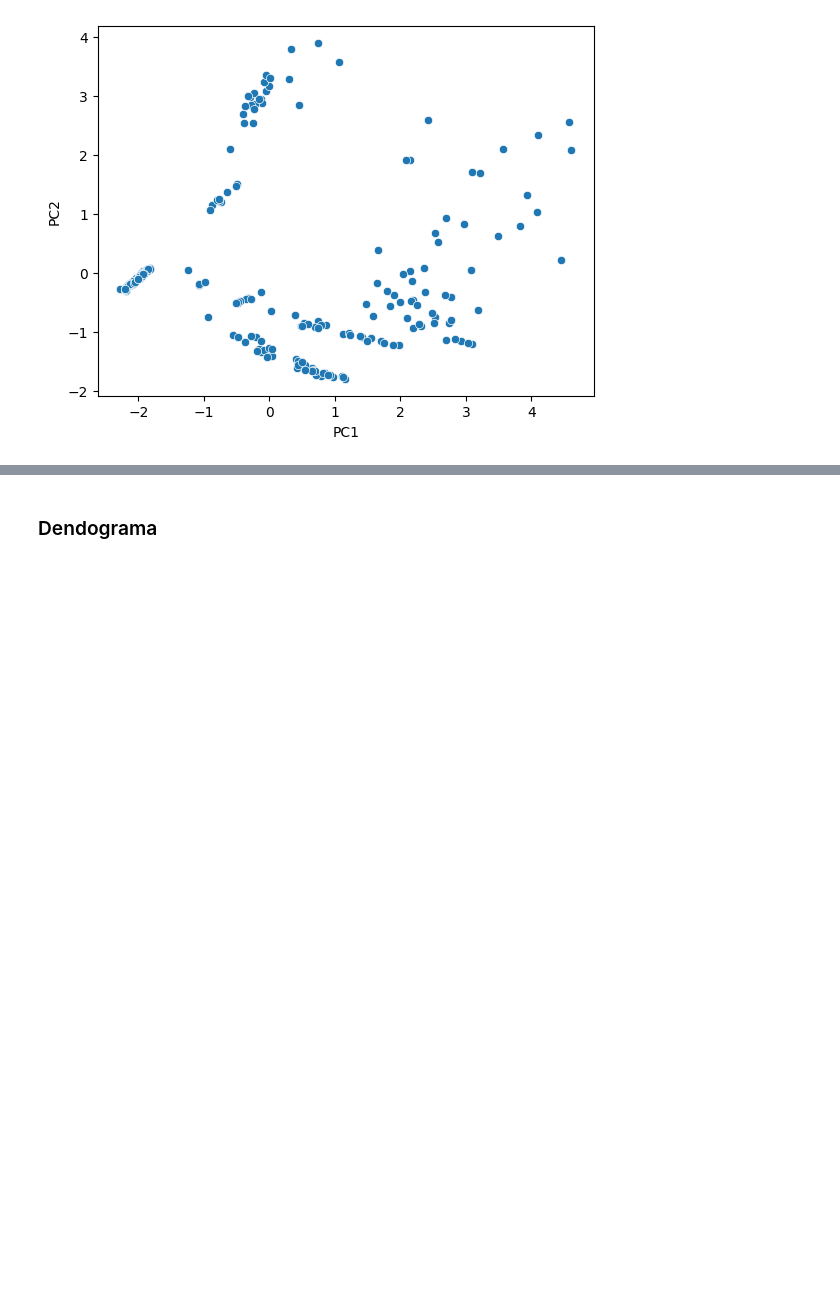
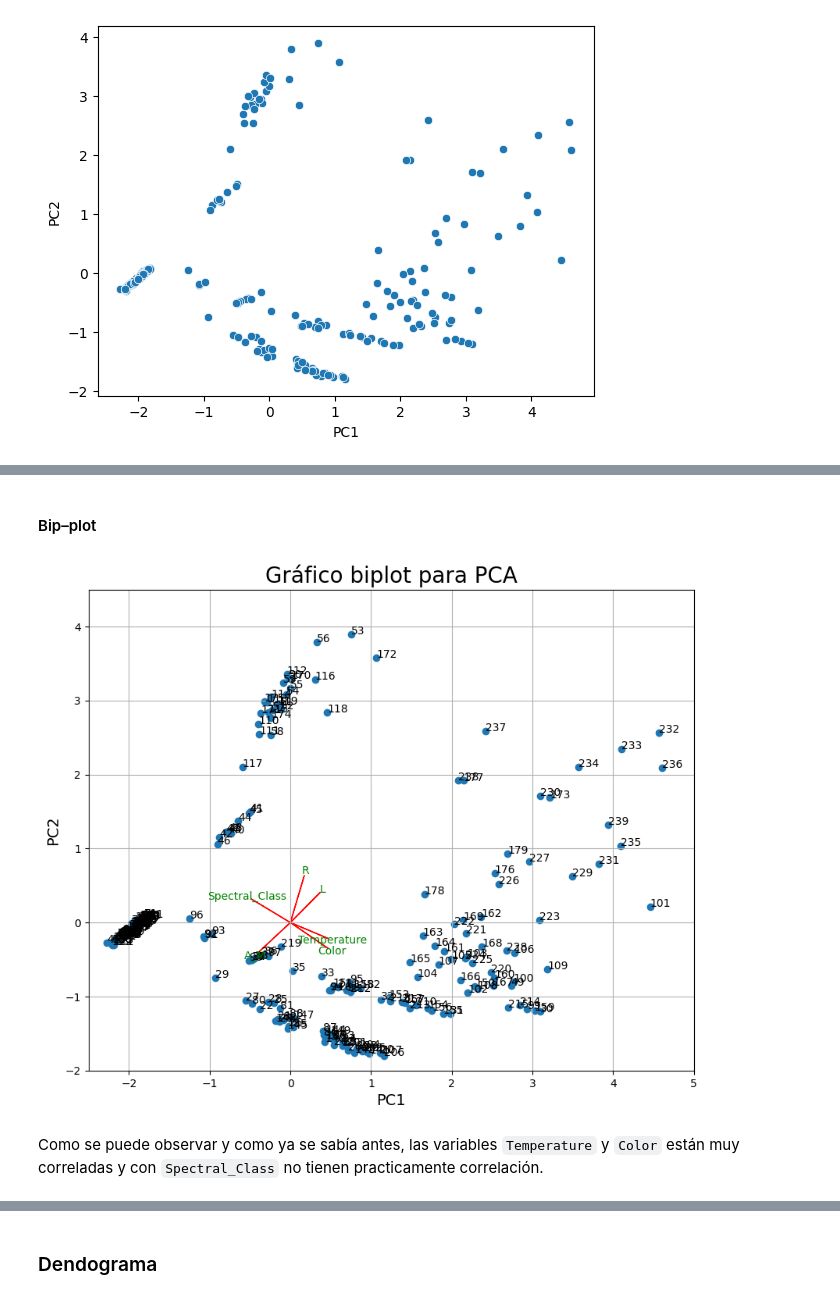
Before and after one commit to celiiaaa/Star_Classification_Clustering, a Jupyter notebook: main.ipynb, the cells around one changed output, grey strips where cells are left out. Saved outputs shown, nothing was run; the diff lists cells and outputs as text; code cells hidden in the pictures; blank space fills up the shorter version.

```diff
--- a/main.ipynb
+++ b/main.ipynb
@@ -380,0 +443,39 @@ Vamos a hacernos una función para determinar el valor óptimo del número de cl
+# %% [markdown]
+#### Bip–plot
+# %%
+def biplot(scaled_data, fitted_pca, original_dim_labels, point_labels):
+    """ Función para dibujar un gráfico biplot """
+
+    pca_results = fitted_pca.transform(scaled_data)
+    pca1_scores = pca_results[:,0]
+    pca2_scores = pca_results[:,1]
+
+    # plot each point in 2D post-PCA space
+    plt.scatter(pca1_scores,pca2_scores)
+
+    # label each point
+    for i in range(len(pca1_scores)):
+        plt.text(pca1_scores[i],pca2_scores[i], point_labels[i])
+
+    #for each original dimension, plot what an increase of 1 in that dimension means in this space
+    for i in range(fitted_pca.components_.shape[1]):
+        raw_dims_delta_on_pca1 = fitted_pca.components_[0,i]
+        raw_dims_delta_on_pca2 = fitted_pca.components_[1,i]
+        plt.arrow(0, 0, raw_dims_delta_on_pca1, raw_dims_delta_on_pca2 ,color = 'r',alpha = 1)
+        plt.text(raw_dims_delta_on_pca1*1.1, raw_dims_delta_on_pca2*1.1, original_dim_labels[i], color = 'g', ha = 'center', va = 'center')
+# %%
+# Dibujar el biplot
+plt.figure(figsize=(10, 8))
+plt.xlim(-2.5, 5)
+plt.ylim(-2, 4.5)
+plt.xlabel("PC{}".format(1), size=14)
+plt.ylabel("PC{}".format(2), size=14)
+plt.title("Gráfico biplot para PCA", size=20)
+plt.grid()
+biplot(X_scaled_ord, PCA().fit(X_scaled_ord),
+       original_dim_labels=X_ord.columns,
+       point_labels=stars_df.index)
+# %% [output]
+[figure, added]
+# %% [markdown]
+Como se puede observar y como ya se sabía antes, las variables `Temperature` y `Color` están muy correladas y con `Spectral_Class` no tienen practicamente correlación.
```
Also changed, not shown: parts of 49 cells of this notebook.
